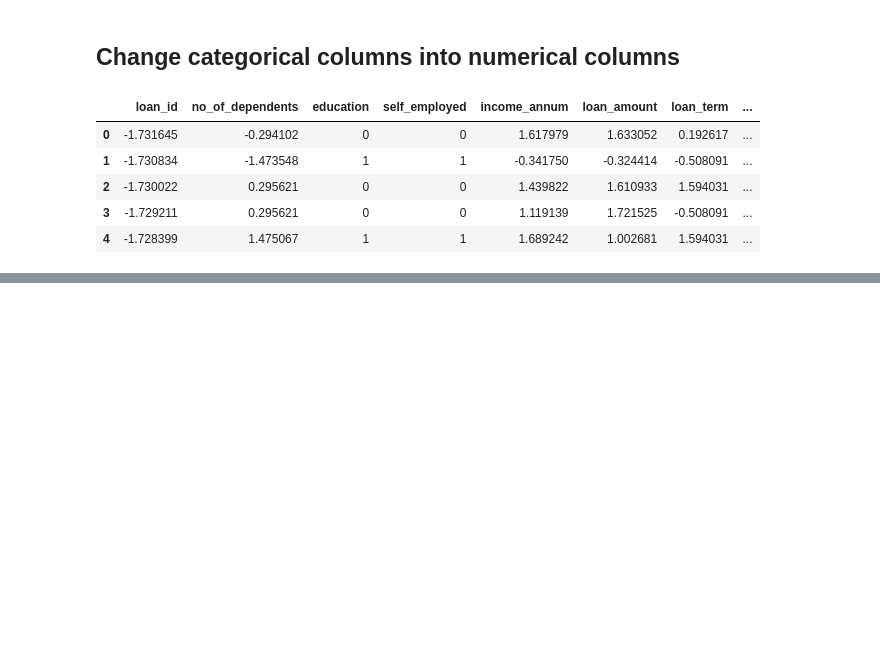
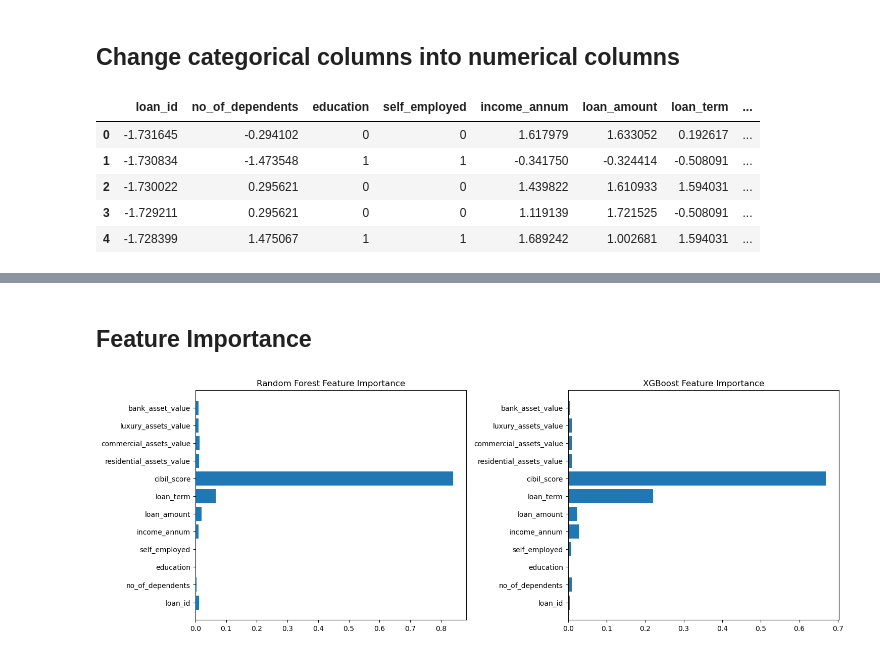
Before and after one commit to Shubhamchaurasia014/Loan-Approval-Prediction, a Jupyter notebook: loan_prediction.ipynb, the cells around one changed output, grey strips where cells are left out. Saved outputs shown, nothing was run; the diff lists cells and outputs as text; code cells hidden in the pictures; blank space fills up the shorter version.

```diff
--- a/loan_prediction.ipynb
+++ b/loan_prediction.ipynb
@@ -112,0 +123,8 @@ df_final.head()
+# %%
+# Split the data into x and y
+x = df_final.drop(['loan_status'], axis=1)
+y = df_final[['loan_status']]
+
+# Split it in now train and test data
+x_train, x_test, y_train, y_test = train_test_split(x, y, train_size=0.7,
+                                                     random_state=42, stratify=y)
@@ -112,0 +227,10 @@ df_final.head()
+# %%
+# Extract the best estimators
+best_rf = rf_model.best_estimator_
+
+# Fit the model
+best_rf.fit(x_train, y_train)
+
+# Make the classification report
+y_pred_rf = best_rf.predict(x_test)
+print(classification_report(y_test, y_pred_rf))
@@ -112,0 +246,11 @@ df_final.head()
+# %%
+## XG Boost Classifier
+
+xgb = XGBClassifier(use_label_encoder=False, eval_metric='logloss')
+xgb.fit(x_train, y_train)
+
+# Predictions
+y_pred_xgb = xgb.predict(x_test)
+
+# Classification report
+print(classification_report(y_test, y_pred_xgb))
@@ -112,0 +314,20 @@ df_final.head()
+# %% [markdown]
+## Feature Importance
+# %%
+# Random Forest
+plt.figure(figsize=(15,10))
+plt.subplot(2,2,1)
+importances_rf = best_rf.feature_importances_
+plt.barh(x_train.columns, importances_rf)
+plt.title("Random Forest Feature Importance")
+
+# XGBoost
+plt.subplot(2,2,2)
+importances_xgb = xgb.feature_importances_
+plt.barh(x_train.columns, importances_xgb)
+plt.title("XGBoost Feature Importance")
+
+plt.tight_layout()
+plt.show()
+# %% [output]
+[figure, added]
```
Also changed, not shown: parts of 14 cells of this notebook, 1 other file.
